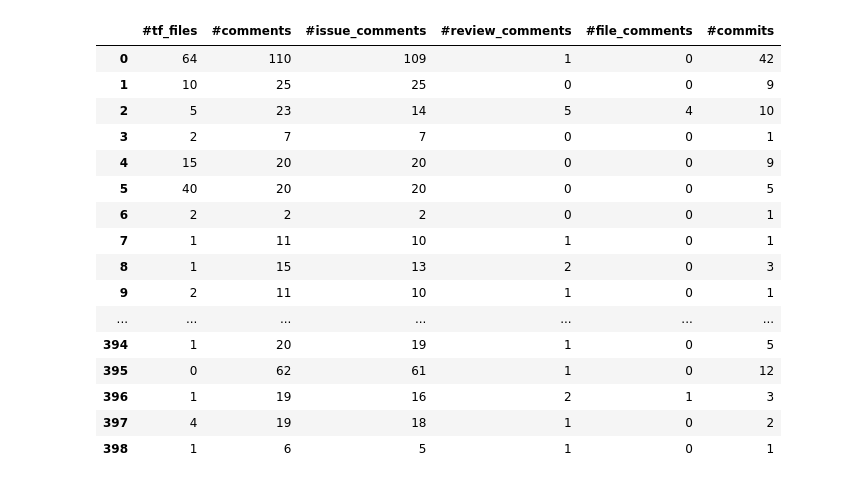
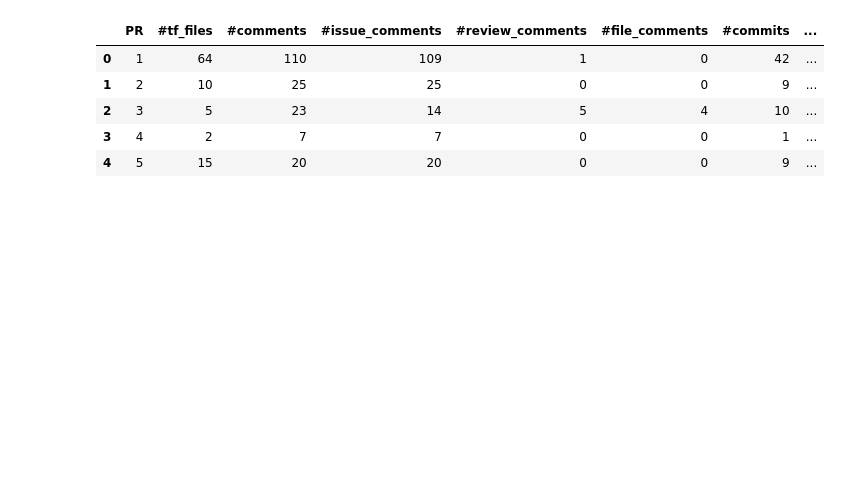
Before and after one commit to cisco-outshift-ai-agents/pr-review-agntcy-multi-agent, a Jupyter notebook: eval/analyze.ipynb, the cells around one changed output. Saved outputs shown, nothing was run; the diff lists cells and outputs as text; code cells hidden in the pictures; blank space fills up the shorter version.

```diff
--- a/eval/analyze.ipynb
+++ b/eval/analyze.ipynb
@@ -37,7 +37,8 @@ def load_json_from_gzip(gzipped_filepath):
          print(f"An unexpected error occurred: {e}")
          return None
 # %%
-json_files = ["dataset/azure_terraform.json", "dataset/cisco-eti_platform-terraform-infra.json.gz"]
+#json_files = ["dataset/azure_terraform.json", "dataset/cisco-eti_platform-terraform-infra_labeled.json.gz"]
+json_files = ["dataset/cisco-eti_platform-terraform-infra_labeled.json.gz"]
 data_objs = {}
 for json_file in json_files:
     if json_file.endswith(".gz"):
@@ -109,21 +164,14 @@ display(HTML(df.head().to_html()))  # Convert the DataFrame to an HTML table
 # %%
-df = get_stats_df(data_objs["dataset/cisco-eti_platform-terraform-infra.json.gz"])
-display(HTML(df.to_html()))  # Convert the DataFrame to an HTML table
+obj_name = "dataset/cisco-eti_platform-terraform-infra_labeled.json.gz"
+df = get_stats_df(data_objs[obj_name])
+display(HTML(df.head().to_html()))  # Convert the DataFrame to an HTML table
+df.to_excel("summary_pr_cisco_eti_path_terraform_infra_repo.xlsx", index=False)
+#df_comments = get_comments_as_df(data_objs[obj_name])
+#display(HTML(df_comments.head(1).to_html()))  # Convert the DataFrame to an HTML table
 # %% [output]
-|  | #tf_files | #comments | #issue_comments | #review_comments | #file_comments | #commits |
-| 0 | 64 | 110 | 109 | 1 | 0 | 42 |
-| 1 | 10 | 25 | 25 | 0 | 0 | 9 |
-| 2 | 5 | 23 | 14 | 5 | 4 | 10 |
-| 3 | 2 | 7 | 7 | 0 | 0 | 1 |
-| 4 | 15 | 20 | 20 | 0 | 0 | 9 |
-| 5 | 40 | 20 | 20 | 0 | 0 | 5 |
-| 6 | 2 | 2 | 2 | 0 | 0 | 1 |
-| 7 | 1 | 11 | 10 | 1 | 0 | 1 |
-| 8 | 1 | 15 | 13 | 2 | 0 | 3 |
-| 9 | 2 | 11 | 10 | 1 | 0 | 1 |
-| ... | ... | ... | ... | ... | ... | ... |
-| 394 | 1 | 20 | 19 | 1 | 0 | 5 |
-| 395 | 0 | 62 | 61 | 1 | 0 | 12 |
-| 396 | 1 | 19 | 16 | 2 | 1 | 3 |
-| 397 | 4 | 19 | 18 | 1 | 0 | 2 |
-| 398 | 1 | 6 | 5 | 1 | 0 | 1 |
+|  | PR | #tf_files | #comments | #issue_comments | #review_comments | #file_comments | #commits | ... |
+| 0 | 1 | 64 | 110 | 109 | 1 | 0 | 42 | ... |
+| 1 | 2 | 10 | 25 | 25 | 0 | 0 | 9 | ... |
+| 2 | 3 | 5 | 23 | 14 | 5 | 4 | 10 | ... |
+| 3 | 4 | 2 | 7 | 7 | 0 | 0 | 1 | ... |
+| 4 | 5 | 15 | 20 | 20 | 0 | 0 | 9 | ... |
```
Also changed, not shown: parts of 17 cells of this notebook, 2 other files.
